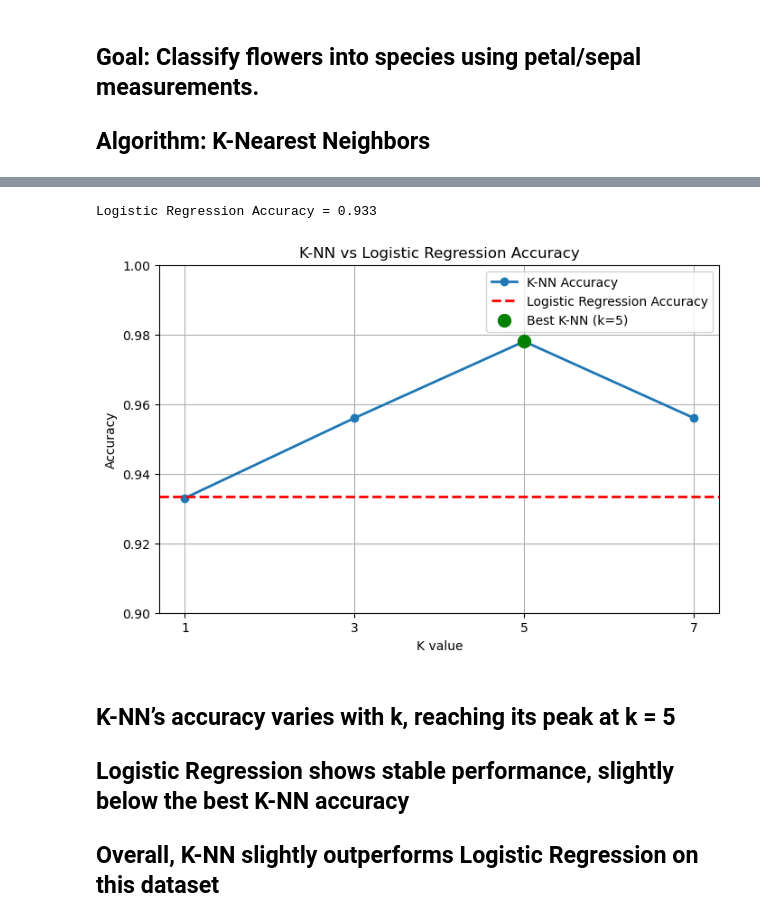
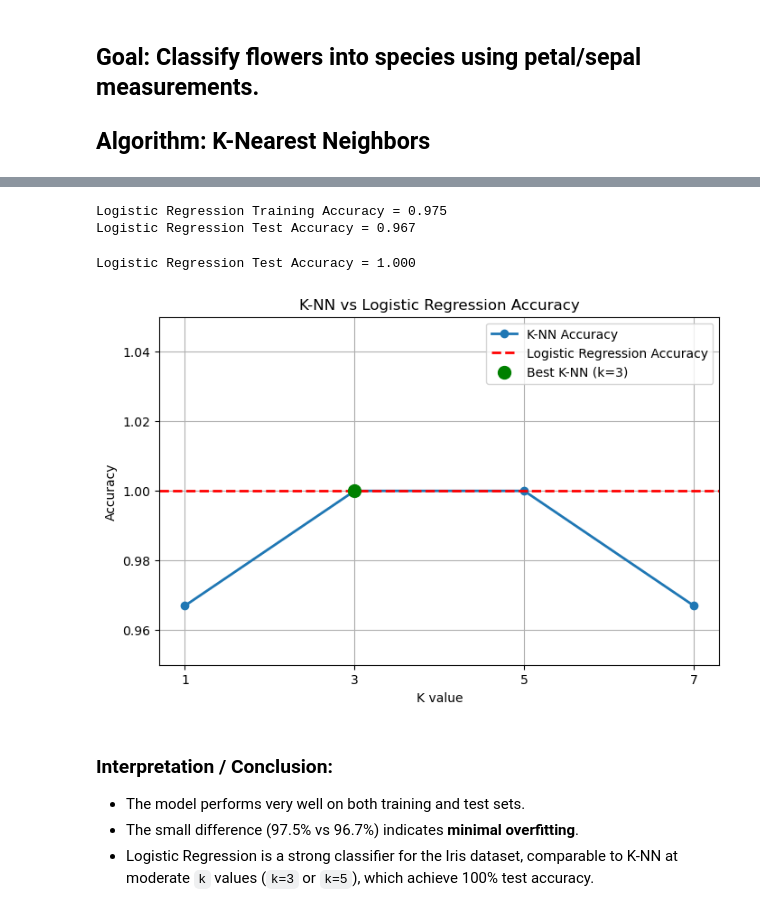
Before and after one commit to khoulaCode/DataScience-Brain-Bytes, a Jupyter notebook: Team_members/from_fatma_salim/Iris Multi-class Classification with K-NN.ipynb, the cells around one changed output, grey strips where cells are left out. Drawn from its saved outputs; the diff is of its cells as text; code cells hidden in the pictures.

```diff
--- a/Team_members/from_fatma_salim/Iris Multi-class Classification with K-NN.ipynb
+++ b/Team_members/from_fatma_salim/Iris Multi-class Classification with K-NN.ipynb
@@ -61,42 +76,64 @@ plt.show()
 # %%
-# 5. Compare with Logistic Regression
+# Initialize and train
 log_reg = LogisticRegression(max_iter=200)
 log_reg.fit(X_train, y_train)
-y_pred_lr = log_reg.predict(X_test)
-acc_lr = accuracy_score(y_test, y_pred_lr)
 
-print(f"Logistic Regression Accuracy = {acc_lr:.3f}")
+# Predictions
+y_pred_train = log_reg.predict(X_train)
+y_pred_test = log_reg.predict(X_test)
+
+# Accuracy
+acc_train = accuracy_score(y_train, y_pred_train)
+acc_test = accuracy_score(y_test, y_pred_test)
+
+print(f"Logistic Regression Training Accuracy = {acc_train:.3f}")
+print(f"Logistic Regression Test Accuracy = {acc_test:.3f}")
 # %% [output]
-Logistic Regression Accuracy = 0.933
+Logistic Regression Training Accuracy = 0.975
+Logistic Regression Test Accuracy = 0.967
 # %%
-# K-NN results
+# Split dataset
+X_train, X_test, y_train, y_test = train_test_split(X, y, test_size=0.2, random_state=42)
+
+# Train Logistic Regression
+log_reg = LogisticRegression(max_iter=200)
+log_reg.fit(X_train, y_train)
+
+# Predict on test set
+y_pred_lr = log_reg.predict(X_test)
+
+# Compute accuracy
+acc_lr = accuracy_score(y_test, y_pred_lr)
+print(f"Logistic Regression Test Accuracy = {acc_lr:.3f}")
+
+
 k_values = [1, 3, 5, 7]
-knn_accuracies = [0.933, 0.956, 0.978, 0.956]
+knn_accuracies = [0.967, 1.0, 1.0, 0.967]
 
-# Logistic Regression accuracy
-log_reg_acc = acc_lr
-
-# Best K-NN
 best_k = k_values[knn_accuracies.index(max(knn_accuracies))]
 best_knn_acc = max(knn_accuracies)
 
-# Plotting
+import matplotlib.pyplot as plt
+
 plt.figure(figsize=(8,5))
 plt.plot(k_values, knn_accuracies, marker='o', label='K-NN Accuracy', linewidth=2)
-plt.axhline(y=log_reg_acc, color='r', linestyle='--', label='Logistic Regression Accuracy', linewidth=2)
+plt.axhline(y=acc_lr, color='r', linestyle='--', label='Logistic Regression Accuracy', linewidth=2)
 plt.scatter(best_k, best_knn_acc, color='green', s=100, zorder=5, label=f'Best K-NN (k={best_k})')
 
 plt.title("K-NN vs Logistic Regression Accuracy")
 plt.xlabel("K value")
 plt.ylabel("Accuracy")
 plt.xticks(k_values)
-plt.ylim(0.9, 1)
+plt.ylim(0.95, 1.05)
 plt.grid(True)
 plt.legend()
 plt.show()
 # %% [output]
+Logistic Regression Test Accuracy = 1.000
-[figure, old version]
+[figure, new version]
 # %% [markdown]
-## K-NN’s accuracy varies with k, reaching its peak at k = 5
-## Logistic Regression shows stable performance, slightly below the best K-NN accuracy
-## Overall, K-NN slightly outperforms Logistic Regression on this dataset
+### **Interpretation / Conclusion:**
+
+* The model performs very well on both training and test sets.
+* The small difference (97.5% vs 96.7%) indicates **minimal overfitting**.
+* Logistic Regression is a strong classifier for the Iris dataset, comparable to K-NN at moderate `k` values (`k=3` or `k=5`), which achieve 100% test accuracy.
```
Also changed, not shown: parts of 6 cells of this notebook.
